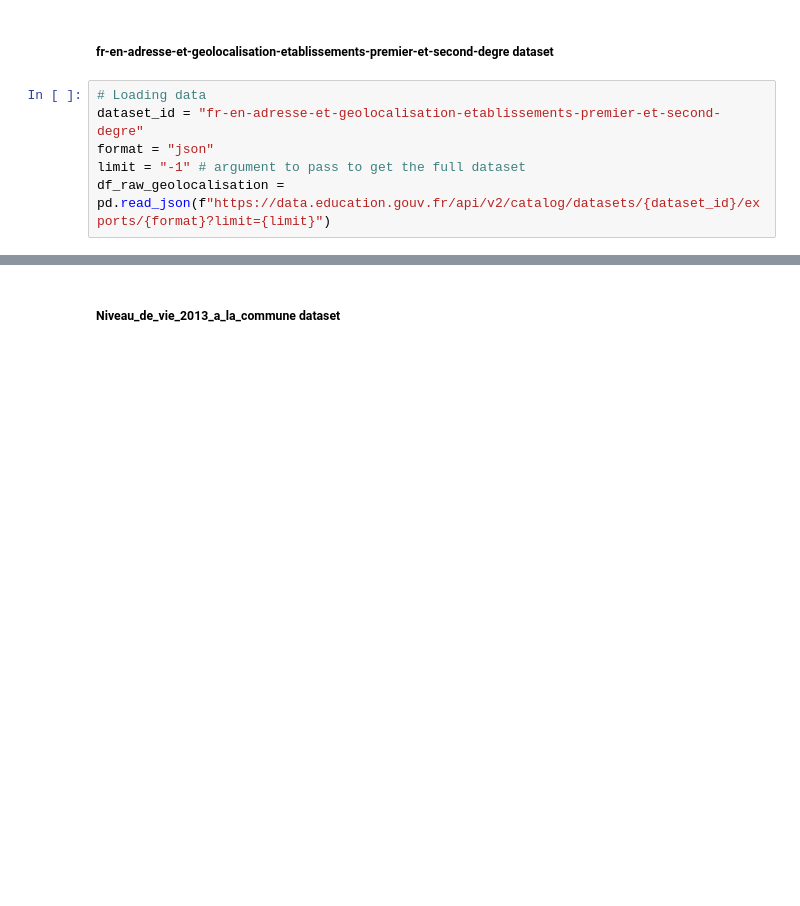
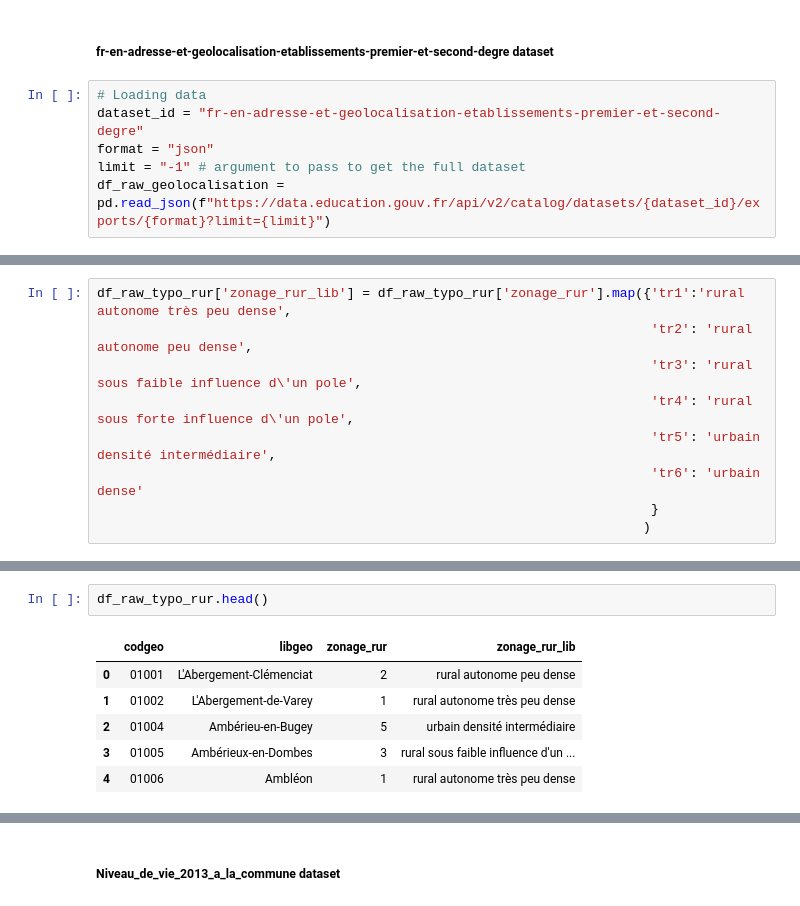
Before and after one commit to crish1eev1/indice-de-position-sociale, a Jupyter notebook: data-processing.ipynb, the cells around one changed output, grey strips where cells are left out. Drawn from its saved outputs; the diff is of its cells as text; blank space fills up the shorter version.

```diff
--- a/data-processing.ipynb
+++ b/data-processing.ipynb
@@ -250,0 +301,9 @@ df_raw_geolocalisation.sample(5)
+# %%
+df_raw_typo_rur['zonage_rur_lib'] = df_raw_typo_rur['zonage_rur'].map({'tr1':'rural autonome très peu dense',
+                                                                       'tr2': 'rural autonome peu dense',
+                                                                       'tr3': 'rural sous faible influence d\'un pole',
+                                                                       'tr4': 'rural sous forte influence d\'un pole',
+                                                                       'tr5': 'urbain densité intermédiaire',
+                                                                       'tr6': 'urbain dense'
+                                                                       }
+                                                                      )
@@ -250,0 +328,9 @@ df_raw_geolocalisation.sample(5)
+# %%
+df_raw_typo_rur.head()
+# %% [output]
+|  | codgeo | libgeo | zonage_rur | zonage_rur_lib |
+| 0 | 01001 | L'Abergement-Clémenciat | 2 | rural autonome peu dense |
+| 1 | 01002 | L'Abergement-de-Varey | 1 | rural autonome très peu dense |
+| 2 | 01004 | Ambérieu-en-Bugey | 5 | urbain densité intermédiaire |
+| 3 | 01005 | Ambérieux-en-Dombes | 3 | rural sous faible influence d'un ... |
+| 4 | 01006 | Ambléon | 1 | rural autonome très peu dense |
```
Also changed, not shown: parts of 35 cells of this notebook, 4 other files.
